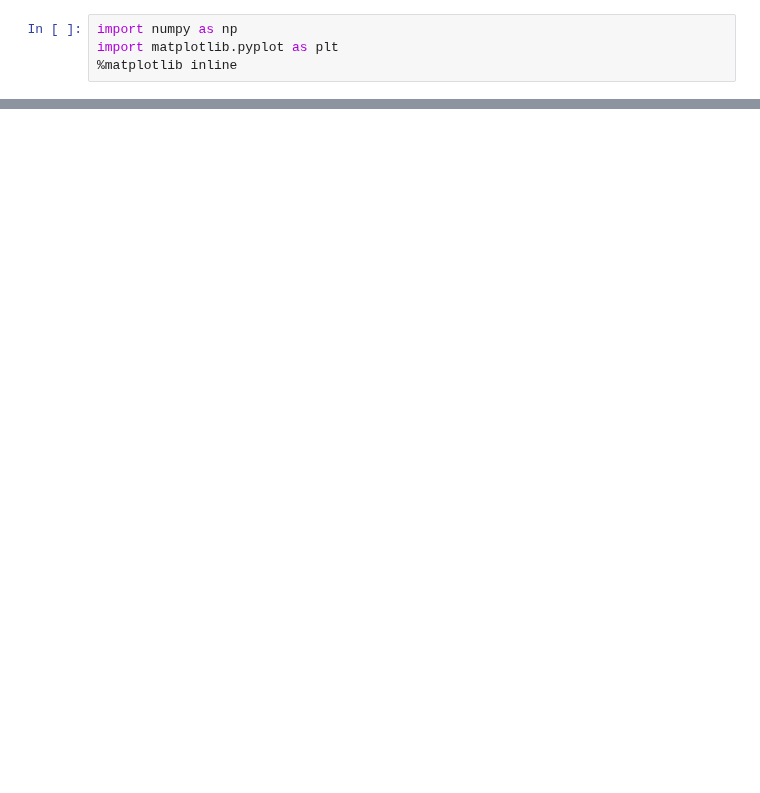
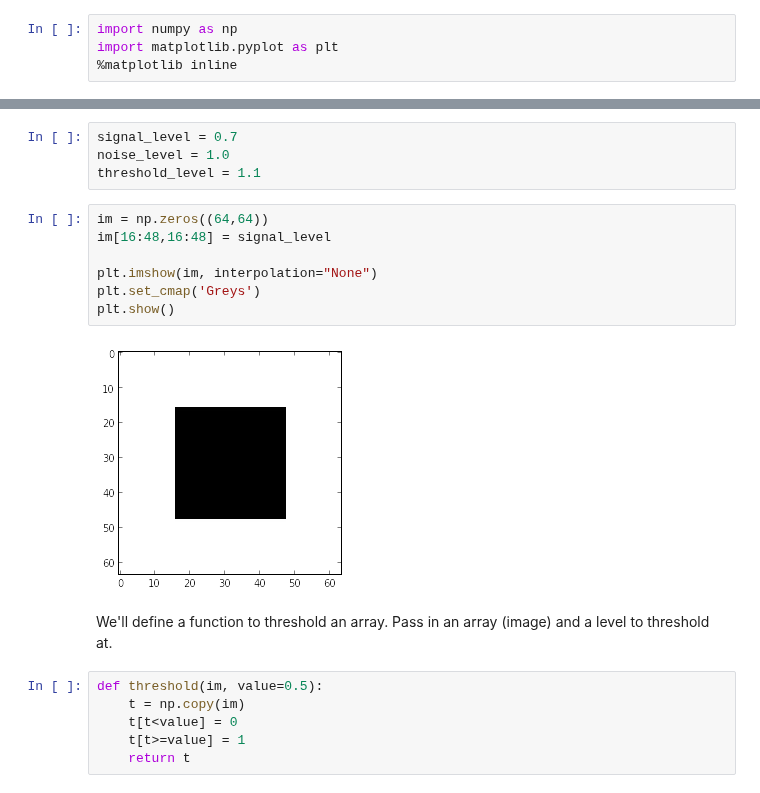
Before and after one commit to kwinkunks/notebooks, a Jupyter notebook: Stochastic_resonance.ipynb, the cells around one changed output, grey strips where cells are left out. Drawn from its saved outputs; the diff is of its cells as text; blank space fills up the shorter version.

```diff
--- a/Stochastic_resonance.ipynb
+++ b/Stochastic_resonance.ipynb
@@ -34,0 +49,21 @@ plt.show()
+# %%
+signal_level = 0.7
+noise_level = 1.0
+threshold_level = 1.1
+# %%
+im = np.zeros((64,64))
+im[16:48,16:48] = signal_level
+
+plt.imshow(im, interpolation="None")
+plt.set_cmap('Greys')
+plt.show()
+# %% [output]
+[figure, added]
+# %% [markdown]
+We'll define a function to threshold an array. Pass in an array (image) and a level to threshold at.
+# %%
+def threshold(im, value=0.5):
+    t = np.copy(im)
+    t[t<value] = 0
+    t[t>=value] = 1
+    return t
```
Also changed, not shown: parts of 12 cells of this notebook.
